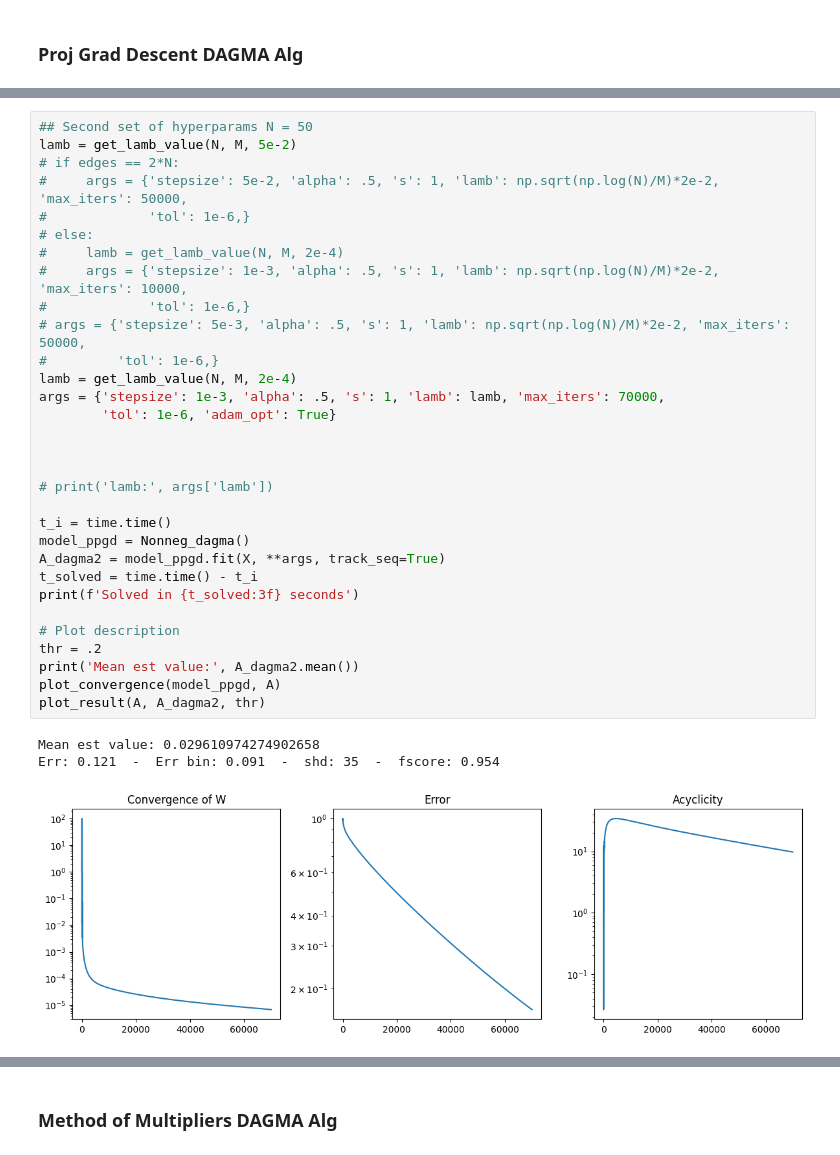
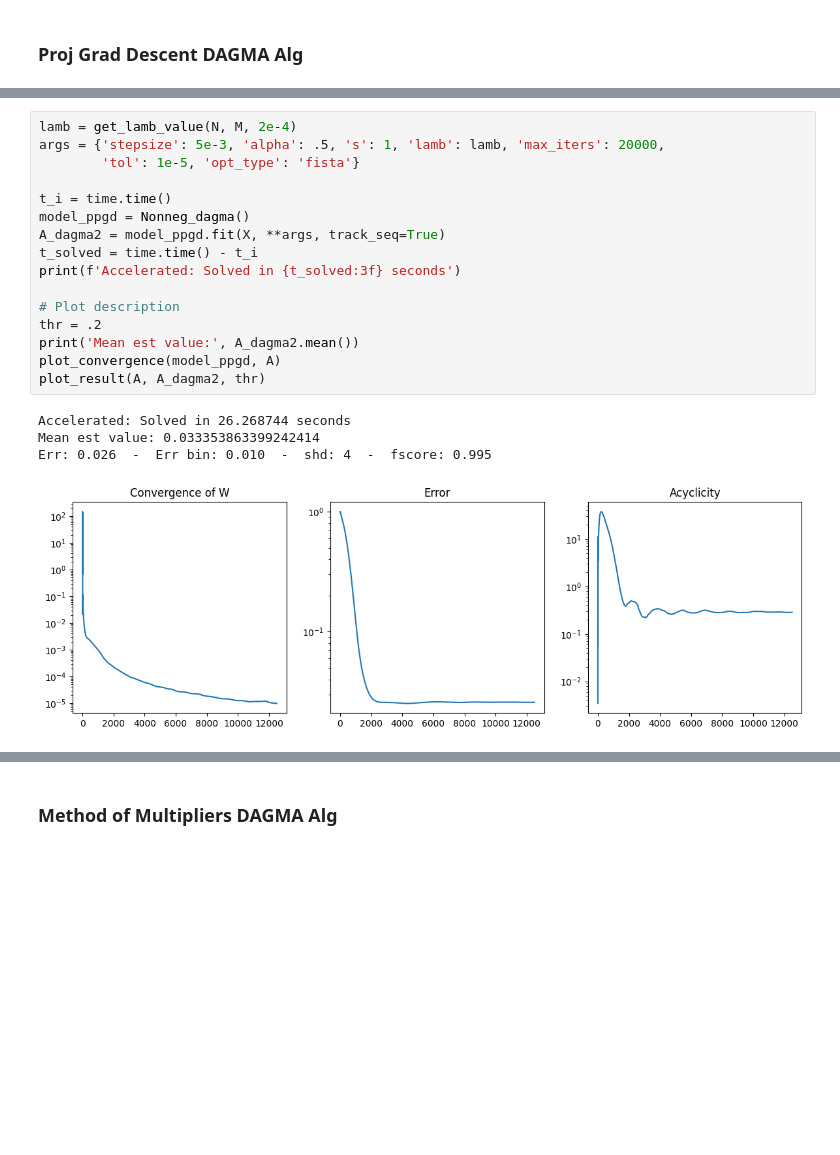
Before and after one commit to reysam93/cvx_dag_learning, a Jupyter notebook: preliminary_exp.ipynb, the cells around one changed output, grey strips where cells are left out. Saved outputs shown, nothing was run; the diff lists cells and outputs as text; blank space fills up the shorter version.

```diff
--- a/preliminary_exp.ipynb
+++ b/preliminary_exp.ipynb
@@ -188,35 +188,21 @@ Err: 0.121  -  Err bin: 0.091  -  shd: 35  -  fscore: 0.954
 # %%
-## Second set of hyperparams N = 50
-lamb = get_lamb_value(N, M, 5e-2)
-# if edges == 2*N:
-#     args = {'stepsize': 5e-2, 'alpha': .5, 's': 1, 'lamb': np.sqrt(np.log(N)/M)*2e-2, 'max_iters': 50000,
-#             'tol': 1e-6,}
-# else:
-#     lamb = get_lamb_value(N, M, 2e-4)
-#     args = {'stepsize': 1e-3, 'alpha': .5, 's': 1, 'lamb': np.sqrt(np.log(N)/M)*2e-2, 'max_iters': 10000,
-#             'tol': 1e-6,}
-# args = {'stepsize': 5e-3, 'alpha': .5, 's': 1, 'lamb': np.sqrt(np.log(N)/M)*2e-2, 'max_iters': 50000,
-#         'tol': 1e-6,}
 lamb = get_lamb_value(N, M, 2e-4)
-args = {'stepsize': 1e-3, 'alpha': .5, 's': 1, 'lamb': lamb, 'max_iters': 70000,
-        'tol': 1e-6, 'adam_opt': True}
-
-
-
-# print('lamb:', args['lamb'])
+args = {'stepsize': 5e-3, 'alpha': .5, 's': 1, 'lamb': lamb, 'max_iters': 20000,
+        'tol': 1e-5, 'opt_type': 'fista'}
 
 t_i = time.time()
 model_ppgd = Nonneg_dagma()
 A_dagma2 = model_ppgd.fit(X, **args, track_seq=True)
 t_solved = time.time() - t_i
-print(f'Solved in {t_solved:3f} seconds')
+print(f'Accelerated: Solved in {t_solved:3f} seconds')
 
 # Plot description
 thr = .2
 print('Mean est value:', A_dagma2.mean())
 plot_convergence(model_ppgd, A)
 plot_result(A, A_dagma2, thr)
 # %% [output]
-Mean est value: 0.029610974274902658
-Err: 0.121  -  Err bin: 0.091  -  shd: 35  -  fscore: 0.954
+Accelerated: Solved in 26.268744 seconds
+Mean est value: 0.033353863399242414
+Err: 0.026  -  Err bin: 0.010  -  shd: 4  -  fscore: 0.995
-[figure, old version]
+[figure, new version]
```
Also changed, not shown: parts of 29 cells of this notebook, 2 other files.
